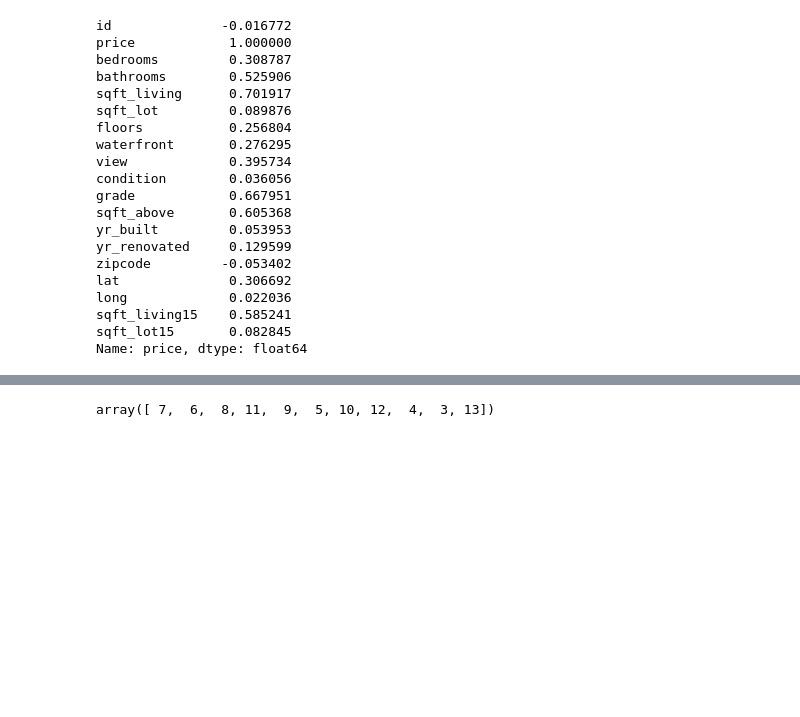
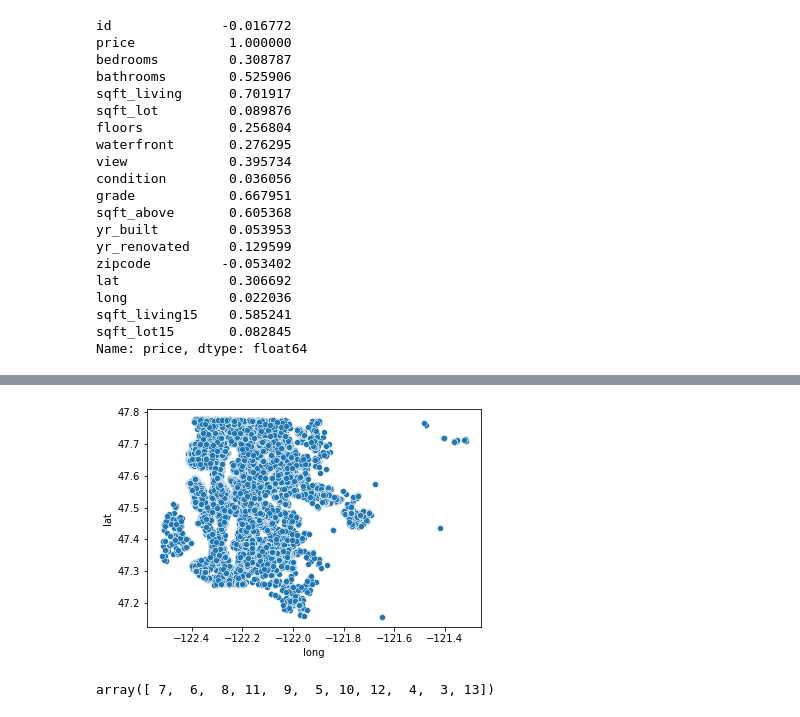
Before and after one commit to john-c-simmons/bsc-phase-two-project, a Jupyter notebook: notebooks/exploratory/johncarter/scratch_notebook.ipynb, the cells around one changed output, grey strips where cells are left out. Drawn from its saved outputs; the diff is of its cells as text; code cells hidden in the pictures; blank space fills up the shorter version.

```diff
--- a/notebooks/exploratory/johncarter/scratch_notebook.ipynb
+++ b/notebooks/exploratory/johncarter/scratch_notebook.ipynb
@@ -74,3 +77,8 @@ gradeplot.set(ylim=(2, 14))
+# %%
+
+mapplot = sns.scatterplot(x='long', y='lat', data=df)
+# %% [output]
+[figure, added]
 # %%
 df.grade.unique()
 # %% [output]
```
Also changed, not shown: parts of 8 cells of this notebook, 1 other file.
